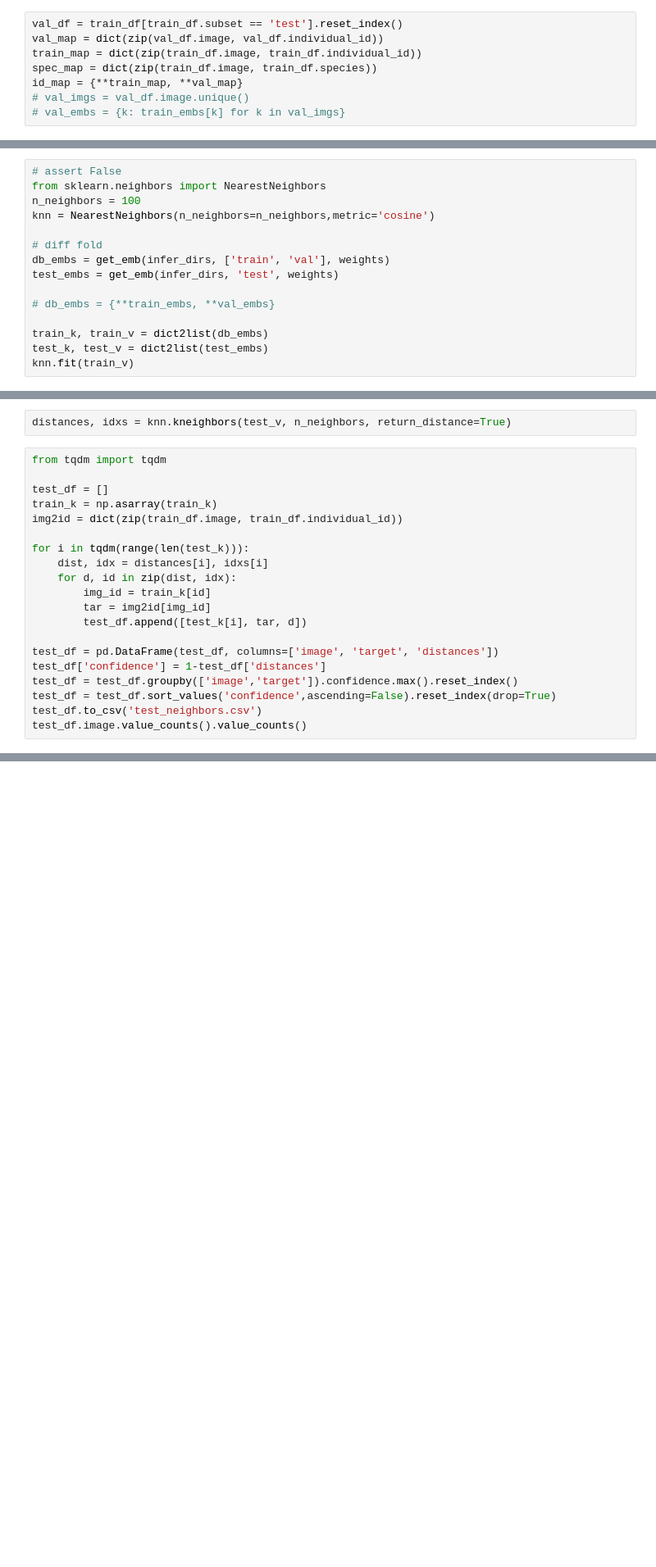
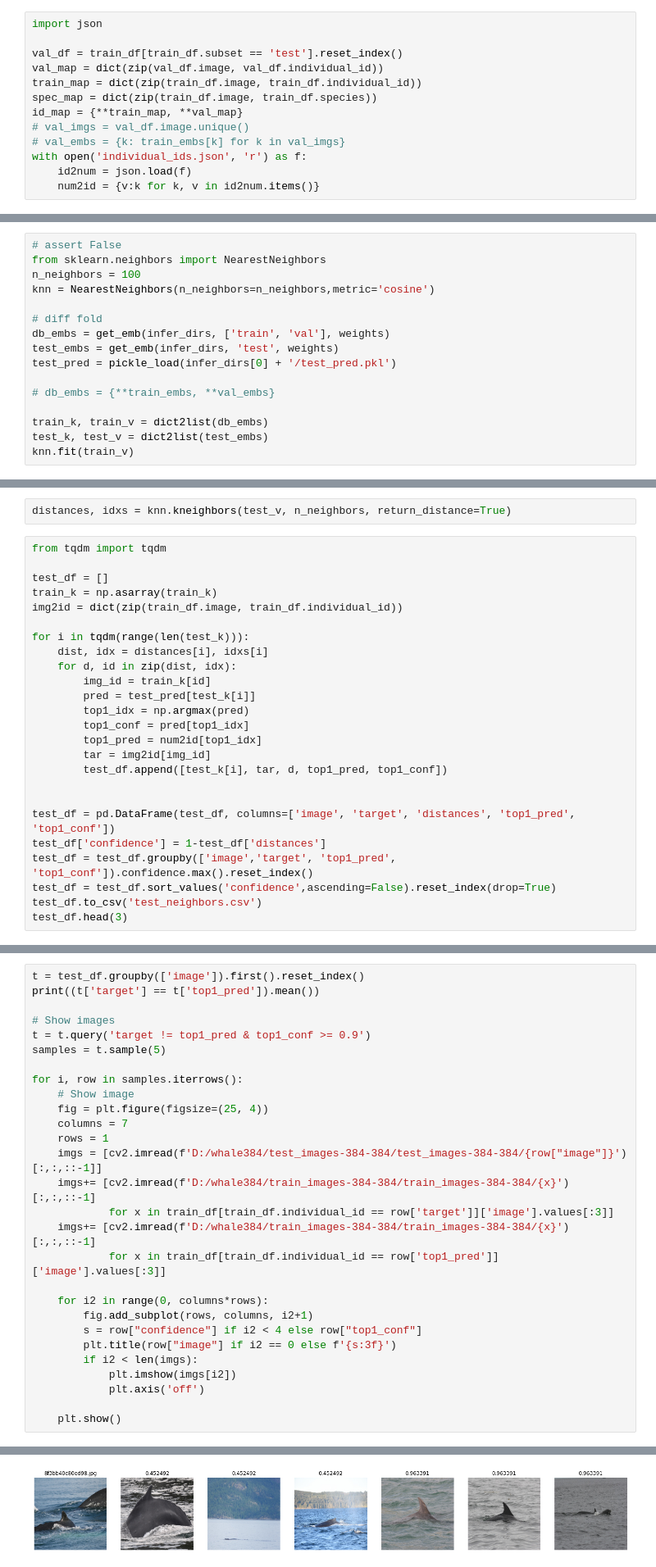
Before and after one commit to ptran1203/whale, a Jupyter notebook: submission.ipynb, the cells around one changed output, grey strips where cells are left out. Shown at 82% size. Saved outputs shown, nothing was run; the diff lists cells and outputs as text; blank space fills up the shorter version.

```diff
--- a/submission.ipynb
+++ b/submission.ipynb
@@ -91,4 +89,6 @@ Ensemble from 5 models ['infer\\b5_768_full_m0.4_lb0.815', 'infer\\b5_data15_lb0
 # %%
+import json
+
 val_df = train_df[train_df.subset == 'test'].reset_index()
 val_map = dict(zip(val_df.image, val_df.individual_id))
 train_map = dict(zip(train_df.image, train_df.individual_id))
@@ -96,6 +96,9 @@ spec_map = dict(zip(train_df.image, train_df.species))
 id_map = {**train_map, **val_map}
 # val_imgs = val_df.image.unique()
 # val_embs = {k: train_embs[k] for k in val_imgs}
+with open('individual_ids.json', 'r') as f:
+    id2num = json.load(f)
+    num2id = {v:k for k, v in id2num.items()}
 # %%
 from evaluate import compute_sim, evaluate, map_per_image, compute_simv2
 from evaluate import *
@@ -181,6 +184,7 @@ knn = NearestNeighbors(n_neighbors=n_neighbors,metric='cosine')
 # diff fold
 db_embs = get_emb(infer_dirs, ['train', 'val'], weights)
 test_embs = get_emb(infer_dirs, 'test', weights)
+test_pred = pickle_load(infer_dirs[0] + '/test_pred.pkl')
 
 # db_embs = {**train_embs, **val_embs}
 
@@ -200,12 +206,17 @@ for i in tqdm(range(len(test_k))):
     dist, idx = distances[i], idxs[i]
     for d, id in zip(dist, idx):
         img_id = train_k[id]
+        pred = test_pred[test_k[i]]
+        top1_idx = np.argmax(pred)
+        top1_conf = pred[top1_idx]
+        top1_pred = num2id[top1_idx]
         tar = img2id[img_id]
-        test_df.append([test_k[i], tar, d])
+        test_df.append([test_k[i], tar, d, top1_pred, top1_conf])
 
-test_df = pd.DataFrame(test_df, columns=['image', 'target', 'distances'])
+
+test_df = pd.DataFrame(test_df, columns=['image', 'target', 'distances', 'top1_pred', 'top1_conf'])
 test_df['confidence'] = 1-test_df['distances']
-test_df = test_df.groupby(['image','target']).confidence.max().reset_index()
+test_df = test_df.groupby(['image','target', 'top1_pred', 'top1_conf']).confidence.max().reset_index()
 test_df = test_df.sort_values('confidence',ascending=False).reset_index(drop=True)
 test_df.to_csv('test_neighbors.csv')
-test_df.image.value_counts().value_counts()
+test_df.head(3)
@@ -211,0 +228,29 @@ test_df.image.value_counts().value_counts()
+# %%
+t = test_df.groupby(['image']).first().reset_index()
+print((t['target'] == t['top1_pred']).mean())
+
+# Show images
+t = t.query('target != top1_pred & top1_conf >= 0.9')
+samples = t.sample(5)
+
+for i, row in samples.iterrows():
+    # Show image
+    fig = plt.figure(figsize=(25, 4))
+    columns = 7
+    rows = 1
+    imgs = [cv2.imread(f'D:/whale384/test_images-384-384/test_images-384-384/{row["image"]}')[:,:,::-1]]
+    imgs+= [cv2.imread(f'D:/whale384/train_images-384-384/train_images-384-384/{x}')[:,:,::-1]
+            for x in train_df[train_df.individual_id == row['target']]['image'].values[:3]]
+    imgs+= [cv2.imread(f'D:/whale384/train_images-384-384/train_images-384-384/{x}')[:,:,::-1]
+            for x in train_df[train_df.individual_id == row['top1_pred']]['image'].values[:3]]
+
+    for i2 in range(0, columns*rows):
+        fig.add_subplot(rows, columns, i2+1)
+        s = row["confidence"] if i2 < 4 else row["top1_conf"]
+        plt.title(row["image"] if i2 == 0 else f'{s:3f}')
+        if i2 < len(imgs):
+            plt.imshow(imgs[i2])
+            plt.axis('off')
+
+    plt.show()
+# %% [output]
@@ -211,0 +258 @@ test_df.image.value_counts().value_counts()
+[figure, added]
```
Also changed, not shown: parts of 9 cells of this notebook, 1 other file.
